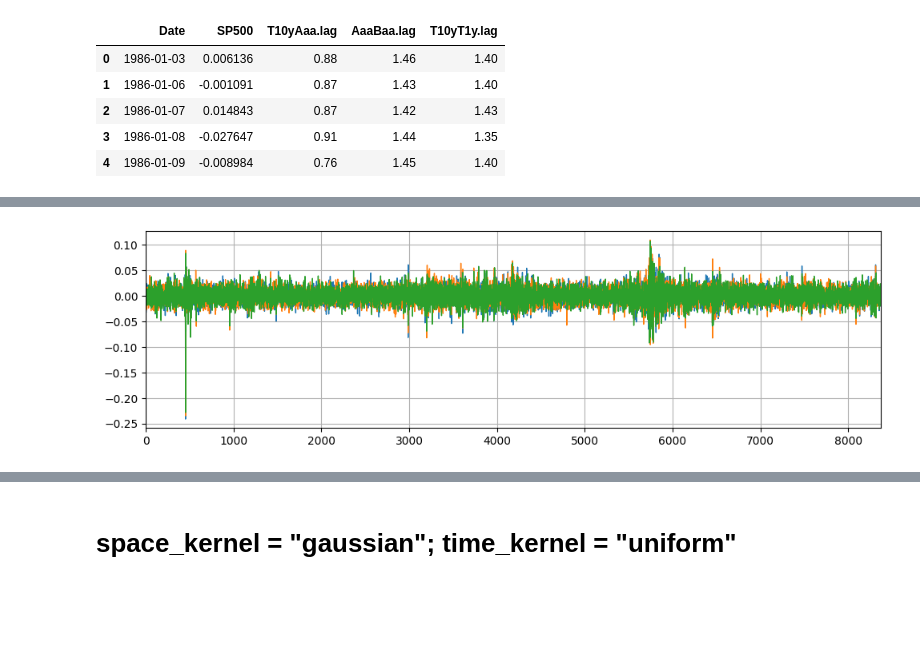
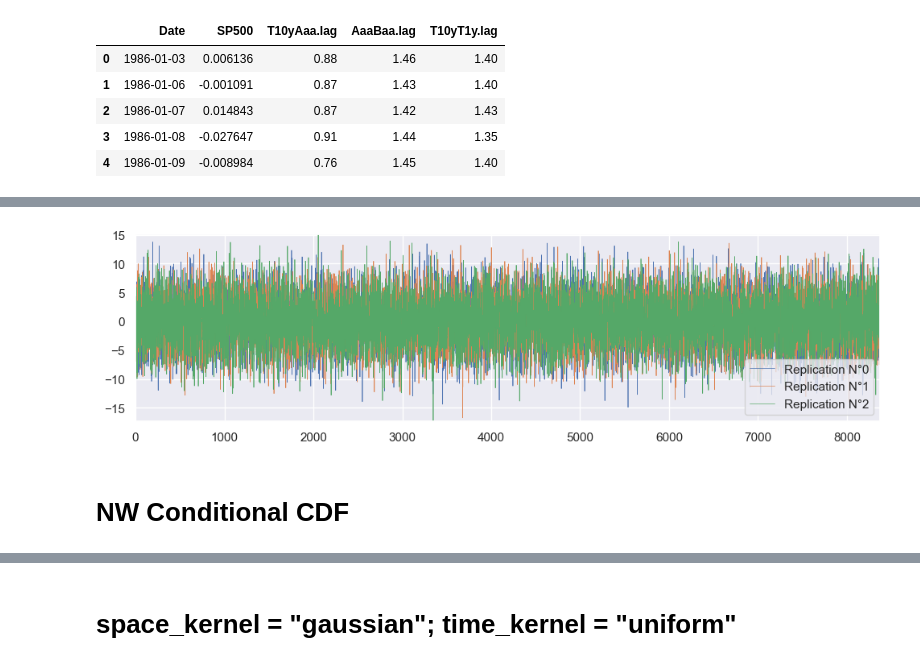
Before and after one commit to mzalaya/wasslsp, a Jupyter notebook: notebooks/clean-real/SP500-various-sigmas-reps.ipynb, the cells around one changed output, grey strips where cells are left out. Drawn from its saved outputs; the diff is of its cells as text; code cells hidden in the pictures; blank space fills up the shorter version.

```diff
--- a/notebooks/clean-real/SP500-various-sigmas-reps.ipynb
+++ b/notebooks/clean-real/SP500-various-sigmas-reps.ipynb
@@ -66,5 +51,0 @@ plt.plot(C, bandwidth, label="Bandwidth")
-# %%
-C = 70
-T = np.array([1000, 5000, 10000, 15000, 20000, 100000])
-bandwidth = T **(-0.4 / (d+1)) / C
-plt.plot(T, 1 / (T**(1/2) * bandwidth**2), label="Bandwidth")
@@ -100,20 +76,30 @@ for replication in range(n_replications):
+# %%
+sns.set(style="darkgrid")
 # %%
 plt.rcParams["figure.figsize"] = (10,3)
 
+T = df_sp500.shape[0]
 u_var = np.linspace(0., 1., T)
+sigma = 4.
+n_replications = 3
+
+X_tvar_2_replications = replication_SP500(
+    data=df_sp500['SP500'], sigma=sigma, n_replications=n_replications
+)
 
 for replication in range(n_replications):
-    plt.plot(X_tvar_2_replications[replication], lw=1)
-    # plt.plot(X_tvar_2_replications_u_var[replication], lw=2)
-    # plt.plot(X_tvar_2_mean)
-    # plt.xticks(np.arange(0, T+1, 200, dtype=int))
+    plt.plot(X_tvar_2_replications[replication], lw=.5, label='Replication N°' f'{replication}')
+    plt.ylim(min(X_tvar_2_replications[replication]), max(X_tvar_2_replications[replication]))
     plt.xlim(0, T)
-    #plt.title(r'$Y_{t,T} = m^\star(\frac{t}{T}, X_{t,T}) + \varepsilon_{t,T}$')
-    #plt.legend()
-    plt.tight_layout()
+
     plt.grid(True)
-    #plt.savefig(path_fig+"mean_funciton", dpi=150)
+    plt.legend()
+
+plt.tight_layout()
+plt.savefig(f"3 replications of SP500 dataset sigma={sigma}.pdf", dpi=300)
 plt.show()
 # %% [output]
-[figure, old version]
+[figure, new version]
+# %% [markdown]
+# NW Conditional CDF
 # %%
```
Also changed, not shown: parts of 17 cells of this notebook, 6 other files.
